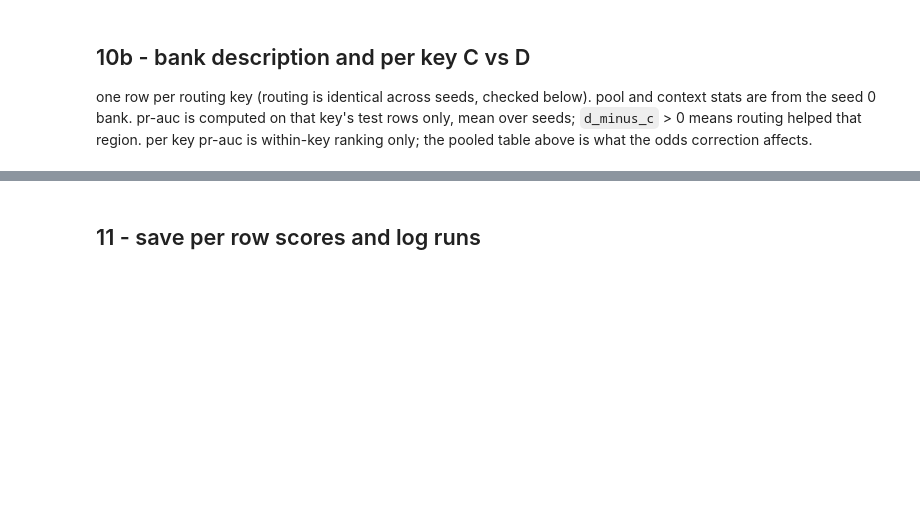
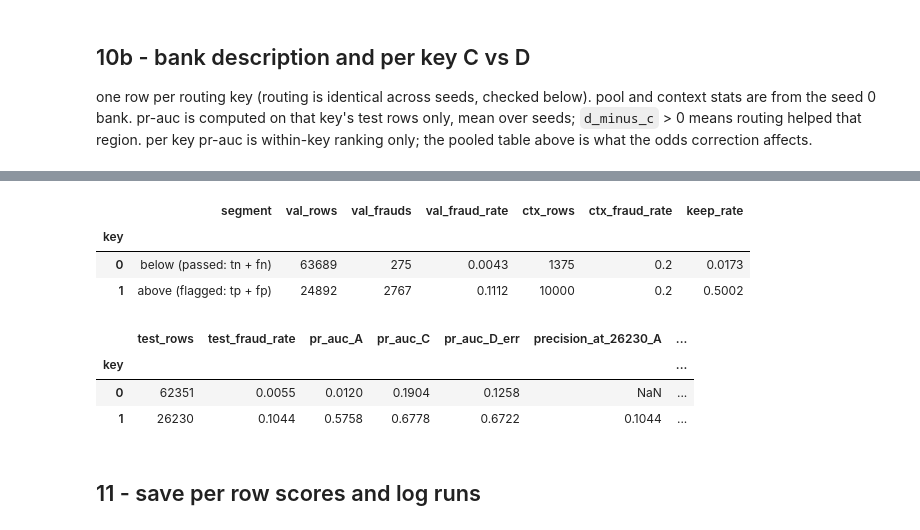
Before and after one commit to TimFlocke/fraud_model, a Jupyter notebook: notebooks/14_tfm_context.ipynb, the cells around one changed output, grey strips where cells are left out. Drawn from its saved outputs; the diff is of its cells as text; code cells hidden in the pictures; blank space fills up the shorter version.

```diff
--- a/notebooks/14_tfm_context.ipynb
+++ b/notebooks/14_tfm_context.ipynb
@@ -522,3 +556,29 @@ D vs D_fill per leaf
+# %%
+e = key_tables['D_err']
+err_val = pd.DataFrame({
+    'segment': ['below (passed: tn + fn)', 'above (flagged: tp + fp)'],
+    'val_rows': e['pool_rows'].values, 'val_frauds': (e['pool_rows'] * e['pool_fraud_rate']).round().astype(int).values,
+    'val_fraud_rate': e['pool_fraud_rate'].values, 'ctx_rows': e['ctx_rows'].values,
+    'ctx_fraud_rate': e['ctx_fraud_rate'].values, 'keep_rate': e['keep_rate'].values,
+}, index=e.index)
+display(err_val.round(4))
+
+n_flag = int(X_test['above_decline'].sum())
+err_test = e[['test_rows', 'test_fraud_rate', 'pr_auc_A', 'pr_auc_C', 'pr_auc_D_err']].copy()
+for r in ['A', 'C', 'D_err']:
+    seeds = [-1] if r == 'A' else cfg['seeds']
+    prec = np.mean([yt[np.argsort(-score_of[(r, s)], kind='stable')[:n_flag]].mean() for s in seeds])
+    err_test[f'precision_at_{n_flag}_{r}'] = [np.nan, prec] if list(err_test.index) == [0, 1] else np.nan
+display(err_test.round(4))
+# %% [output]
+|  | segment | val_rows | val_frauds | val_fraud_rate | ctx_rows | ctx_fraud_rate | keep_rate |
+| key |  |  |  |  |  |  |  |
+| 0 | below (passed: tn + fn) | 63689 | 275 | 0.0043 | 1375 | 0.2 | 0.0173 |
+| 1 | above (flagged: tp + fp) | 24892 | 2767 | 0.1112 | 10000 | 0.2 | 0.5002 |
+|  | test_rows | test_fraud_rate | pr_auc_A | pr_auc_C | pr_auc_D_err | precision_at_26230_A | ... |
+| key |  |  |  |  |  |  | ... |
+| 0 | 62351 | 0.0055 | 0.0120 | 0.1904 | 0.1258 | NaN | ... |
+| 1 | 26230 | 0.1044 | 0.5758 | 0.6778 | 0.6722 | 0.1044 | ... |
 # %% [markdown]
 ## 11 - save per row scores and log runs
 # %%
```
Also changed, not shown: parts of 16 cells of this notebook, 3 other files.
